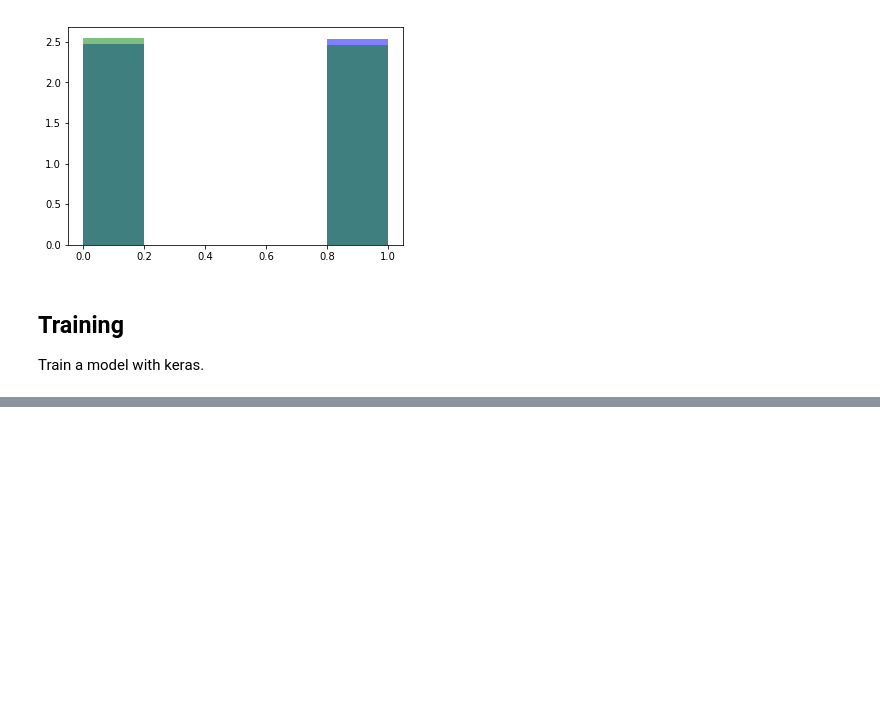
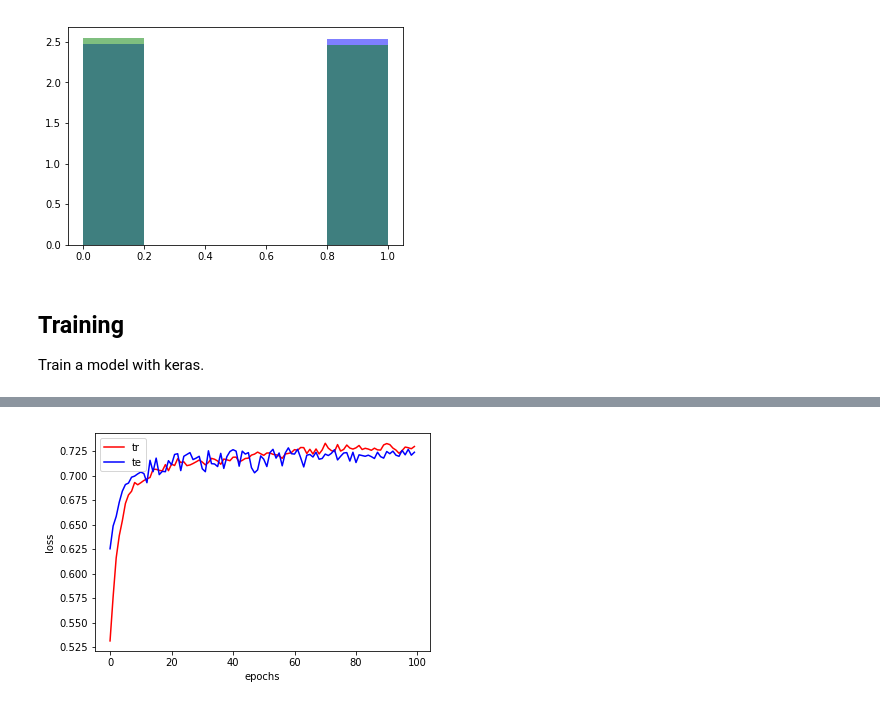
Before and after one commit to LUOFENGZHOU/njord, a Jupyter notebook: notebook/data.ipynb, the cells around one changed output, grey strips where cells are left out. Cells and saved outputs as stored; diff of their text form; code cells hidden in the pictures; blank space fills up the shorter version.

```diff
--- a/notebook/data.ipynb
+++ b/notebook/data.ipynb
@@ -214,0 +227,11 @@ plt.show()
+# %%
+# Figure: accuracy vs. epochs.
+plt.figure()
+plt.plot(history.history["acc"], label="tr", color="r")
+plt.plot(history.history["val_acc"], label="te", color="b")
+plt.xlabel("epochs")
+plt.ylabel("loss")
+plt.legend()
+plt.show()
+# %% [output]
+[figure, added]
```
Also changed, not shown: parts of 9 cells of this notebook, 1 other file.
